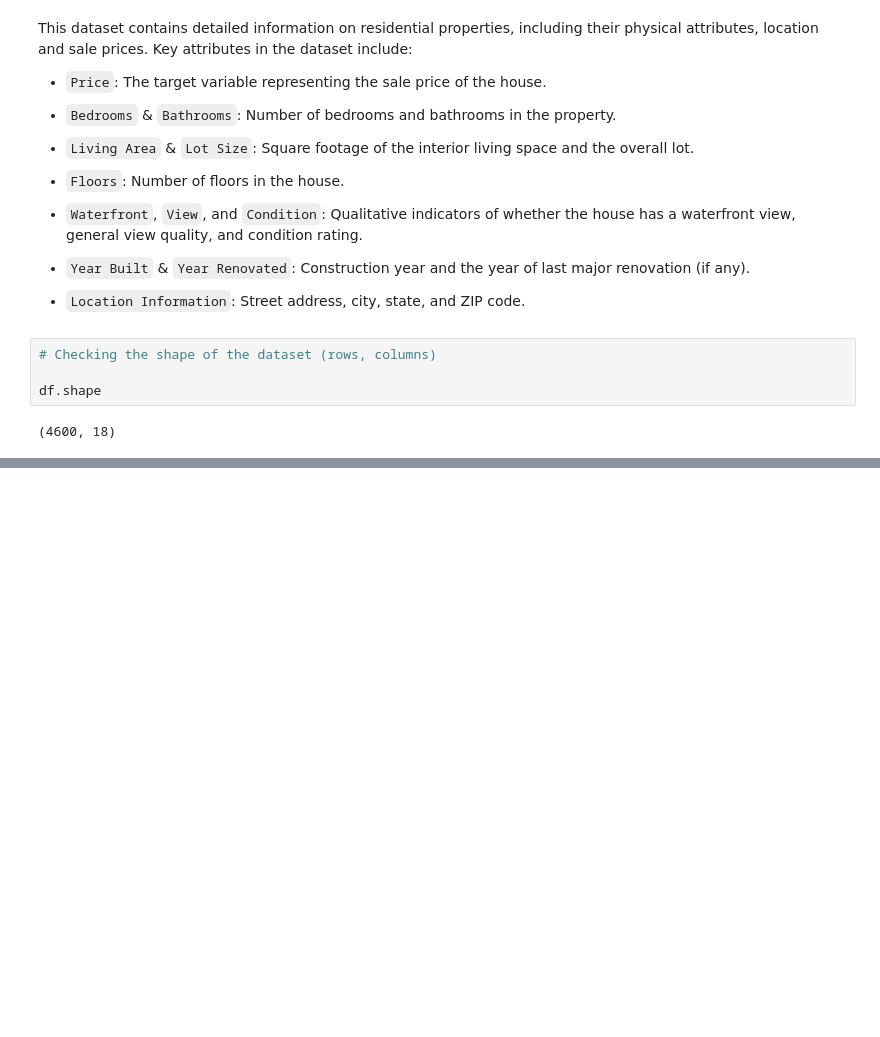
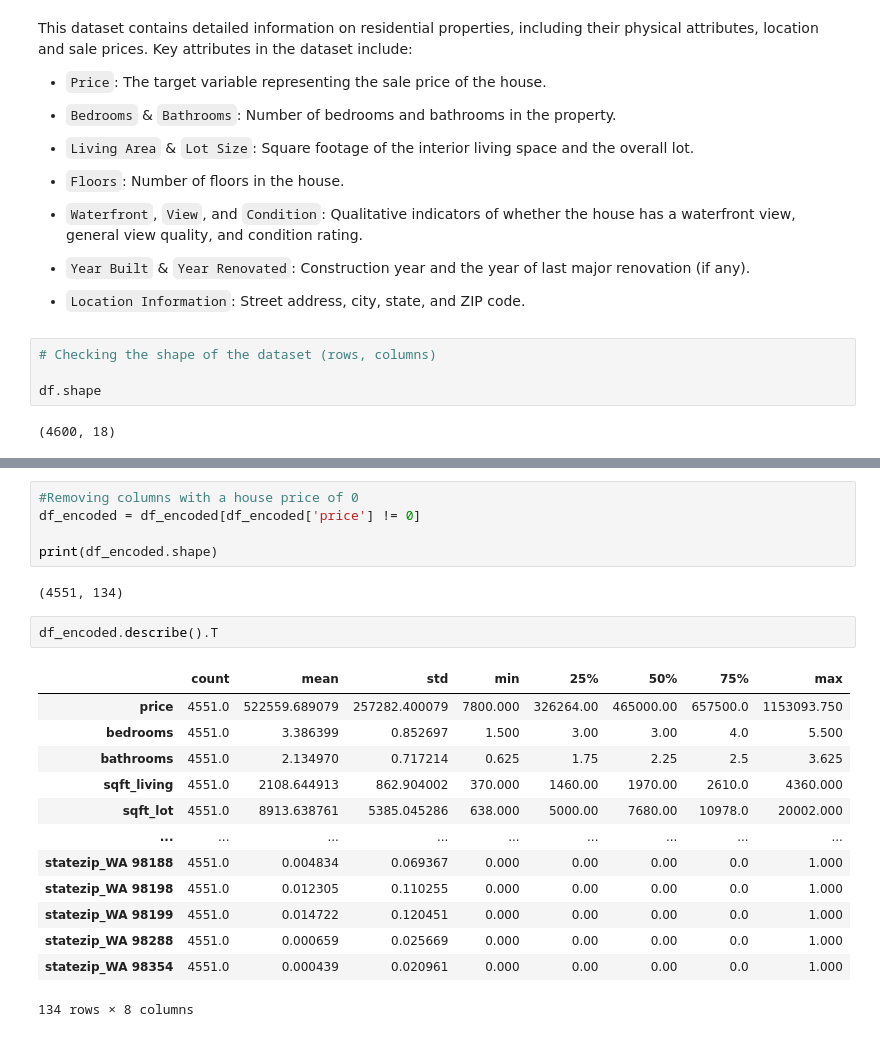
Before and after one commit to Kate-Maina/real-estate-price-prediction, a Jupyter notebook: index.ipynb, the cells around one changed output, grey strips where cells are left out. Drawn from its saved outputs; the diff is of its cells as text; blank space fills up the shorter version.

```diff
--- a/index.ipynb
+++ b/index.ipynb
@@ -85,0 +292,23 @@ df.shape
+# %%
+#Removing columns with a house price of 0
+df_encoded = df_encoded[df_encoded['price'] != 0]
+
+print(df_encoded.shape)
+# %% [output]
+(4551, 134)
+# %%
+df_encoded.describe().T
+# %% [output]
+|  | count | mean | std | min | 25% | 50% | 75% | max |
+| price | 4551.0 | 522559.689079 | 257282.400079 | 7800.000 | 326264.00 | 465000.00 | 657500.0 | 1153093.750 |
+| bedrooms | 4551.0 | 3.386399 | 0.852697 | 1.500 | 3.00 | 3.00 | 4.0 | 5.500 |
+| bathrooms | 4551.0 | 2.134970 | 0.717214 | 0.625 | 1.75 | 2.25 | 2.5 | 3.625 |
+| sqft_living | 4551.0 | 2108.644913 | 862.904002 | 370.000 | 1460.00 | 1970.00 | 2610.0 | 4360.000 |
+| sqft_lot | 4551.0 | 8913.638761 | 5385.045286 | 638.000 | 5000.00 | 7680.00 | 10978.0 | 20002.000 |
+| ... | ... | ... | ... | ... | ... | ... | ... | ... |
+| statezip_WA 98188 | 4551.0 | 0.004834 | 0.069367 | 0.000 | 0.00 | 0.00 | 0.0 | 1.000 |
+| statezip_WA 98198 | 4551.0 | 0.012305 | 0.110255 | 0.000 | 0.00 | 0.00 | 0.0 | 1.000 |
+| statezip_WA 98199 | 4551.0 | 0.014722 | 0.120451 | 0.000 | 0.00 | 0.00 | 0.0 | 1.000 |
+| statezip_WA 98288 | 4551.0 | 0.000659 | 0.025669 | 0.000 | 0.00 | 0.00 | 0.0 | 1.000 |
+| statezip_WA 98354 | 4551.0 | 0.000439 | 0.020961 | 0.000 | 0.00 | 0.00 | 0.0 | 1.000 |
+134 rows × 8 columns
```
Also changed, not shown: parts of 24 cells of this notebook.
